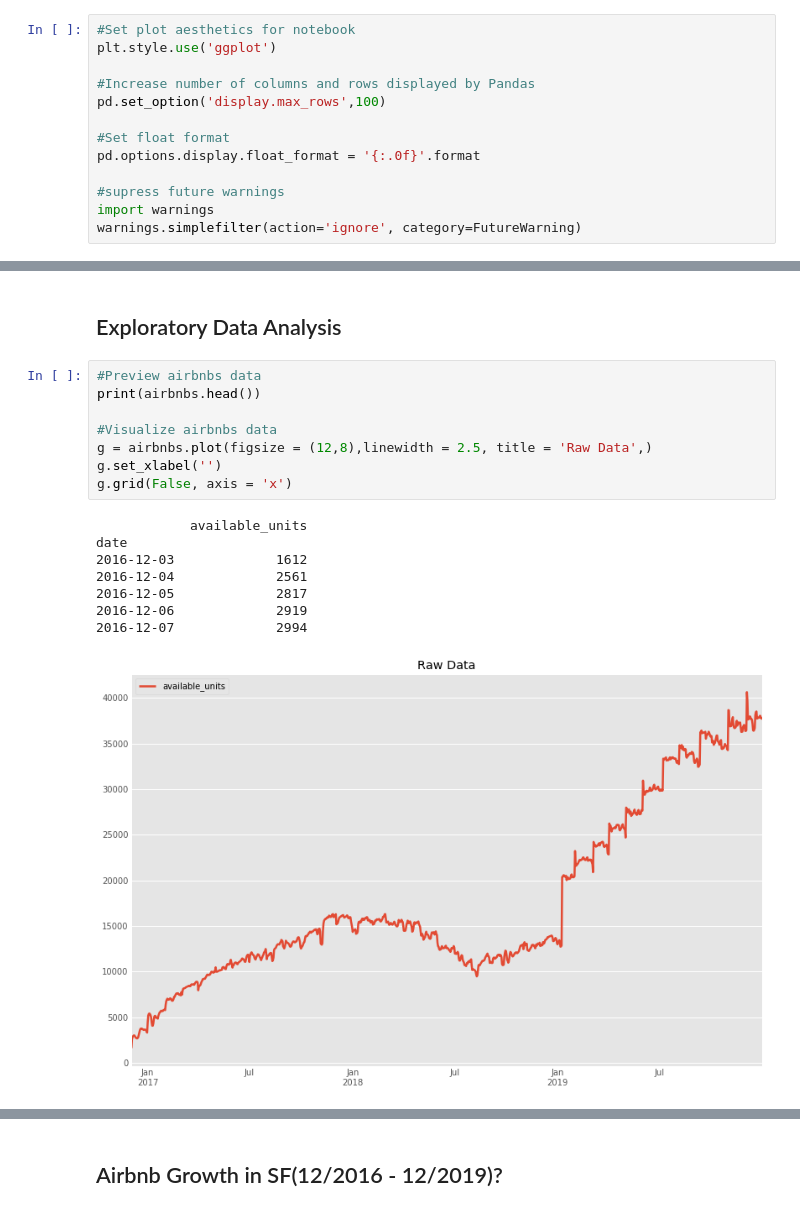
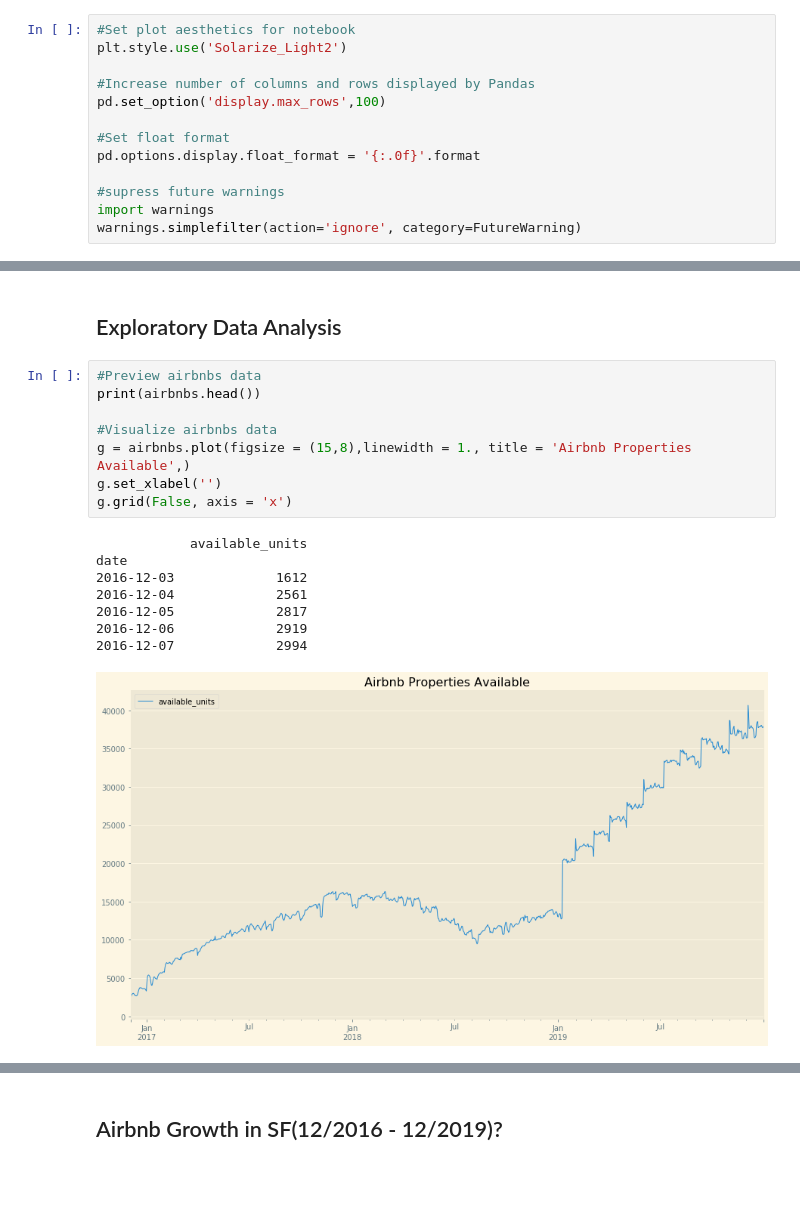
Before and after one commit to KishenSharma6/Airbnb-Analysis, a Jupyter notebook: Project Codes/05. Modeling/2020_0214_Calendar_TimeSeries.ipynb, the cells around one changed output, grey strips where cells are left out. Saved outputs shown, nothing was run; the diff lists cells and outputs as text; blank space fills up the shorter version.

```diff
--- a/Project Codes/05. Modeling/2020_0214_Calendar_TimeSeries.ipynb
+++ b/Project Codes/05. Modeling/2020_0214_Calendar_TimeSeries.ipynb
@@ -33,7 +35,7 @@ zillow = pd.read_csv(path + '2020_0130_Zillow_Cleaned.csv', parse_dates=['Date']
 **Set notebook preferences**
 # %%
 #Set plot aesthetics for notebook
-plt.style.use('ggplot')
+plt.style.use('Solarize_Light2')
 
 #Increase number of columns and rows displayed by Pandas
 pd.set_option('display.max_rows',100)
@@ -111,17 +84,17 @@ zillow.head()
 # %%
 #Preview airbnbs data
 print(airbnbs.head())
 
 #Visualize airbnbs data
-g = airbnbs.plot(figsize = (12,8),linewidth = 2.5, title = 'Raw Data',)
+g = airbnbs.plot(figsize = (15,8),linewidth = 1., title = 'Airbnb Properties Available',)
 g.set_xlabel('')
 g.grid(False, axis = 'x')
 # %% [output]
             available_units
 date
 2016-12-03             1612
 2016-12-04             2561
 2016-12-05             2817
 2016-12-06             2919
 2016-12-07             2994
-[figure, old version]
+[figure, new version]
```
Also changed, not shown: parts of 30 cells of this notebook, 2 other files.
